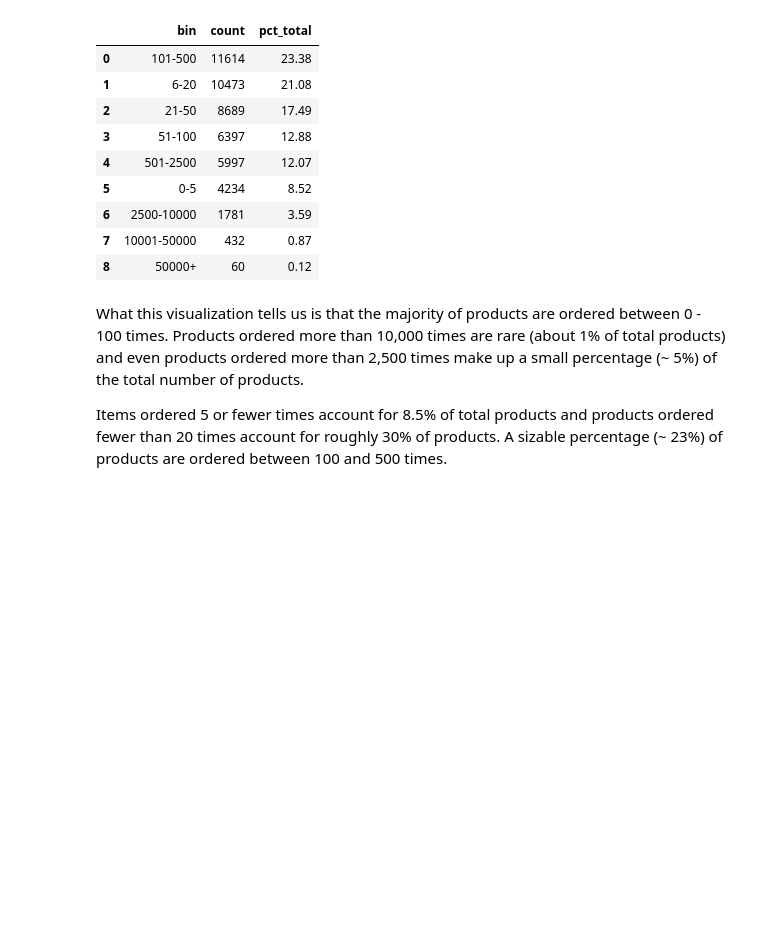
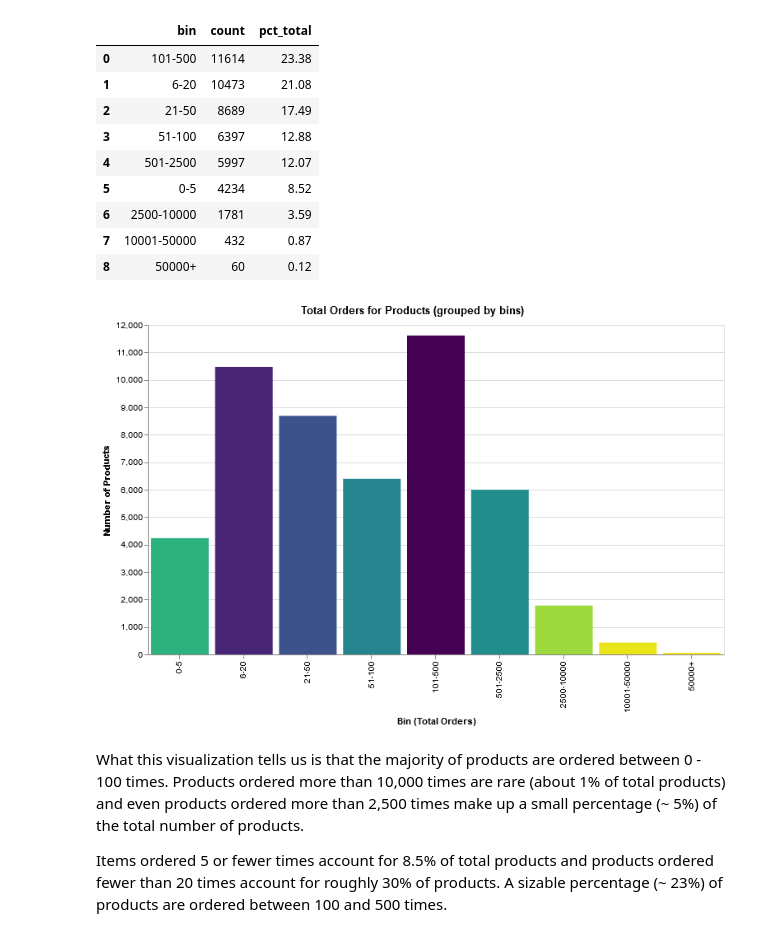
Before and after one commit to hjhuney/Instacart, a Jupyter notebook: Instacart.ipynb, the cells around one changed output. Saved outputs shown, nothing was run; the diff lists cells and outputs as text; code cells hidden in the pictures; blank space fills up the shorter version.

```diff
--- a/Instacart.ipynb
+++ b/Instacart.ipynb
@@ -492,16 +310,20 @@ prod_count_bins
 # %%
 chart_title = "Total Orders for Products (grouped by bins)"
 x_label = "bin:O"
 y_label = 'count:Q'
 pct_total = 'pct_total:Q'
 
 
 bin_chart = alt.Chart(prod_count_bins).mark_bar().encode(
     alt.X(x_label, title="Bin (Total Orders)", sort=bin_labels),
     alt.Y(y_label, title="Number of Products"),
     color = alt.Color(y_label, legend=None, sort="descending", scale=alt.Scale(scheme='viridis')),
     tooltip=[alt.Tooltip(x_label, title="Bin"), alt.Tooltip(y_label), alt.Tooltip(pct_total)]
     ).properties(title=chart_title, width=700, height=400)
+
+bin_chart
+# %% [output]
+[figure, added]
 # %% [markdown]
 What this visualization tells us is that the majority of products are ordered between 0 - 100 times. Products ordered more than 10,000 times are rare (about 1% of total products) and even products ordered more than 2,500 times make up a small percentage (~ 5%) of the total number of products.
 
```
Also changed, not shown: parts of 127 cells of this notebook.
